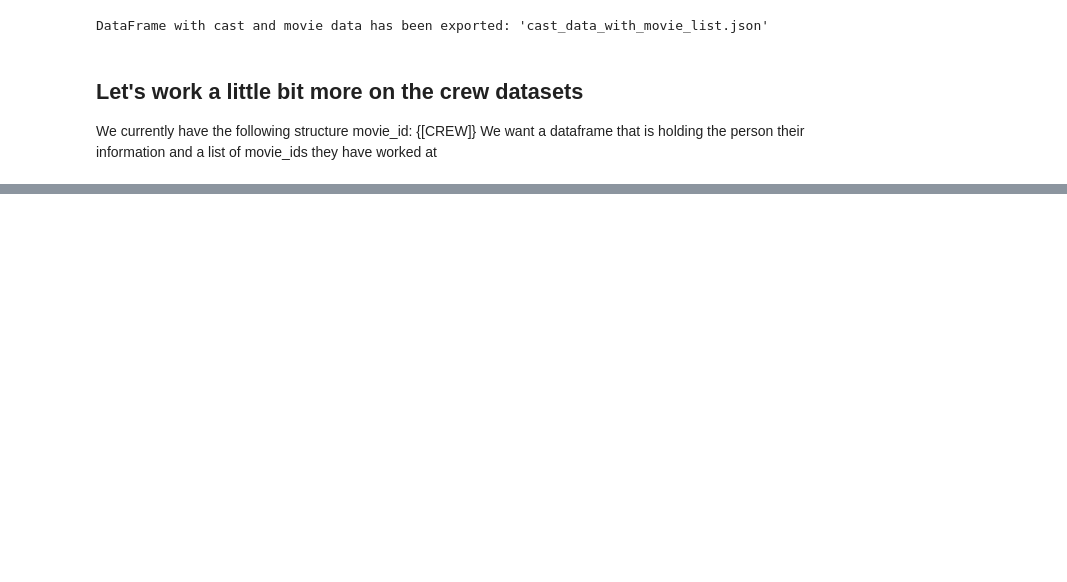
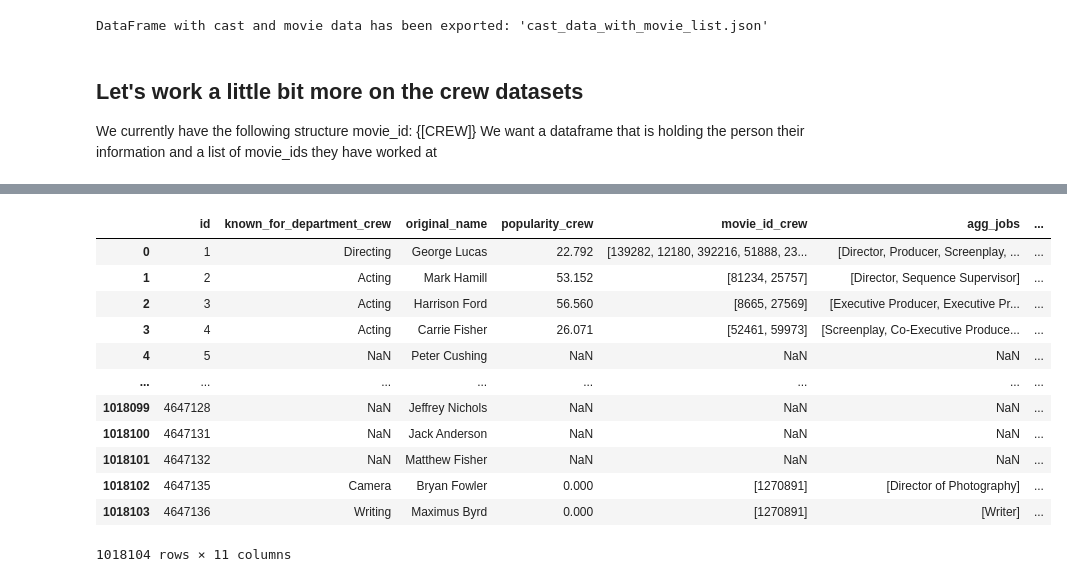
Before and after one commit to Simo067m/ComSocSci-Assignments, a Jupyter notebook: project/data_retrieval.ipynb, the cells around one changed output, grey strips where cells are left out. Cells and saved outputs as stored; diff of their text form; code cells hidden in the pictures; blank space fills up the shorter version.

```diff
--- a/project/data_retrieval.ipynb
+++ b/project/data_retrieval.ipynb
@@ -1018,0 +1081,17 @@ if save_information:
+# %%
+merged_df = pd.merge(df_crew, df_cast, on=['id', 'original_name'], how='outer', suffixes=('_crew', '_cast'))
+merged_df
+# %% [output]
+|  | id | known_for_department_crew | original_name | popularity_crew | movie_id_crew | agg_jobs | ... |
+| 0 | 1 | Directing | George Lucas | 22.792 | [139282, 12180, 392216, 51888, 23... | [Director, Producer, Screenplay, ... | ... |
+| 1 | 2 | Acting | Mark Hamill | 53.152 | [81234, 25757] | [Director, Sequence Supervisor] | ... |
+| 2 | 3 | Acting | Harrison Ford | 56.560 | [8665, 27569] | [Executive Producer, Executive Pr... | ... |
+| 3 | 4 | Acting | Carrie Fisher | 26.071 | [52461, 59973] | [Screenplay, Co-Executive Produce... | ... |
+| 4 | 5 | NaN | Peter Cushing | NaN | NaN | NaN | ... |
+| ... | ... | ... | ... | ... | ... | ... | ... |
+| 1018099 | 4647128 | NaN | Jeffrey Nichols | NaN | NaN | NaN | ... |
+| 1018100 | 4647131 | NaN | Jack Anderson | NaN | NaN | NaN | ... |
+| 1018101 | 4647132 | NaN | Matthew Fisher | NaN | NaN | NaN | ... |
+| 1018102 | 4647135 | Camera | Bryan Fowler | 0.000 | [1270891] | [Director of Photography] | ... |
+| 1018103 | 4647136 | Writing | Maximus Byrd | 0.000 | [1270891] | [Writer] | ... |
+1018104 rows × 11 columns
```
Also changed, not shown: parts of 43 cells of this notebook.
